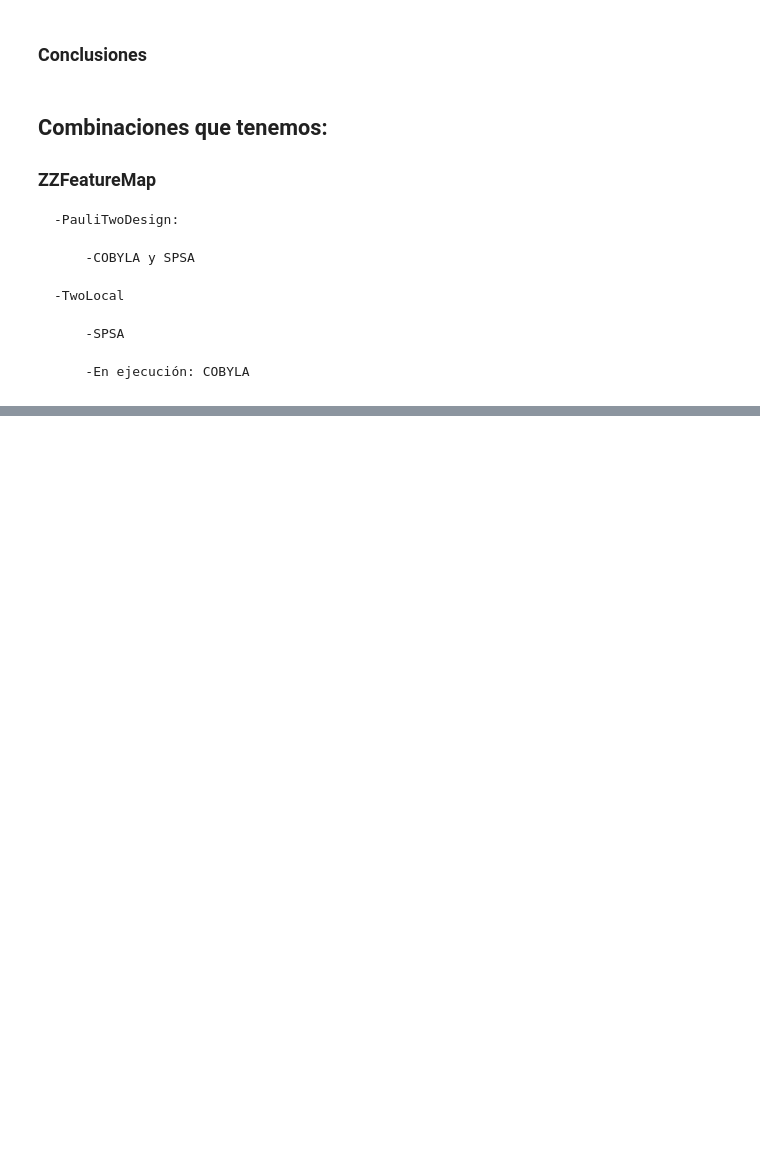
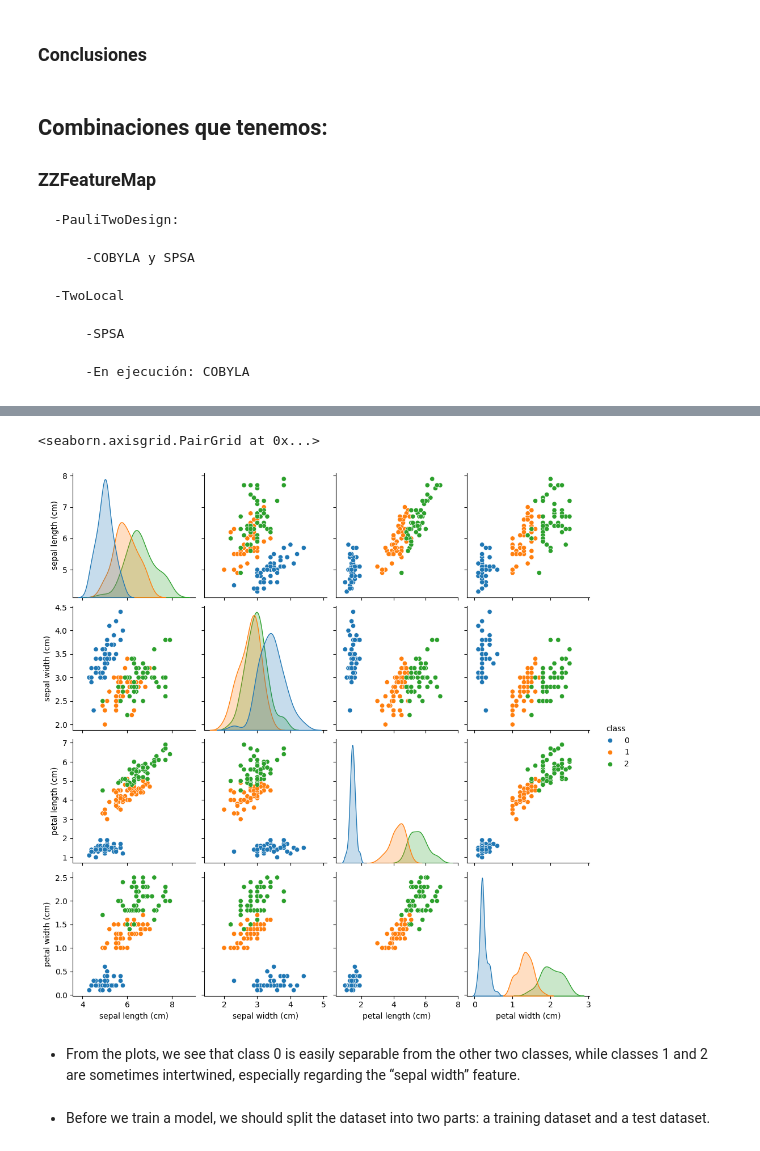
Before and after one commit to FernandoMond/Quantum-Machine-Learning, a Jupyter notebook: P2 Variacional/P1.2 QNN.ipynb, the cells around one changed output, grey strips where cells are left out. Saved outputs shown, nothing was run; the diff lists cells and outputs as text; code cells hidden in the pictures; blank space fills up the shorter version.

```diff
--- a/P2 Variacional/P1.2 QNN.ipynb
+++ b/P2 Variacional/P1.2 QNN.ipynb
@@ -283,3 +326,6 @@ ValueError: Classification metrics can't handle a mix of multilabel-indicator an
         -SPSA
 
         -En ejecución: COBYLA
+# %%
+from sklearn.datasets import load_iris
+iris_data = load_iris()
@@ -285,0 +354,12 @@ ValueError: Classification metrics can't handle a mix of multilabel-indicator an
+# %%
+df = pd.DataFrame(iris_data.data, columns=iris_data.feature_names)
+df["class"] = pd.Series(iris_data.target)
+
+sns.pairplot(df, hue="class", palette="tab10")
+# %% [output]
+<seaborn.axisgrid.PairGrid at 0x...>
+[figure, added]
+# %% [markdown]
+* From the plots, we see that class 0 is easily separable from the other two classes, while classes 1 and 2 are sometimes intertwined, especially regarding the “sepal width” feature.
+# %% [markdown]
+* Before we train a model, we should split the dataset into two parts: a training dataset and a test dataset.
```
Also changed, not shown: parts of 34 cells of this notebook.
